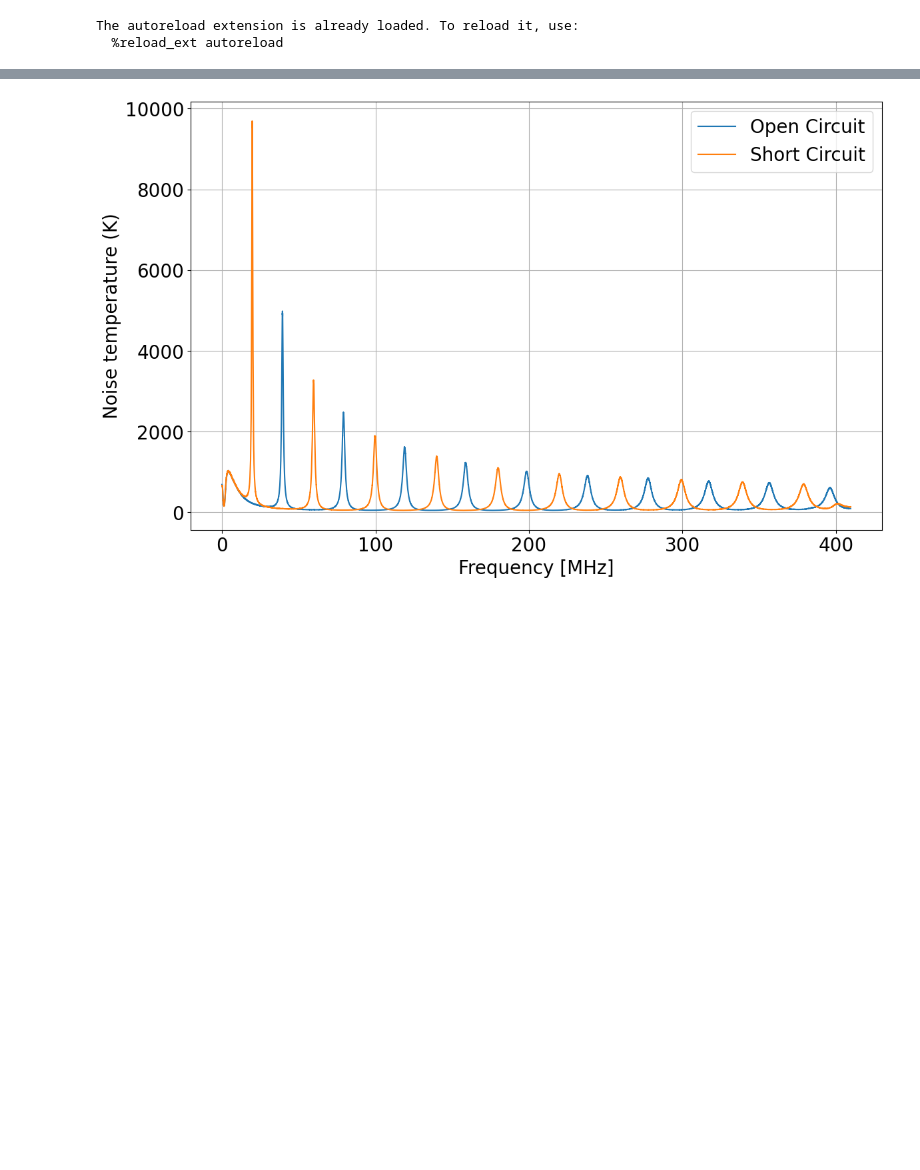
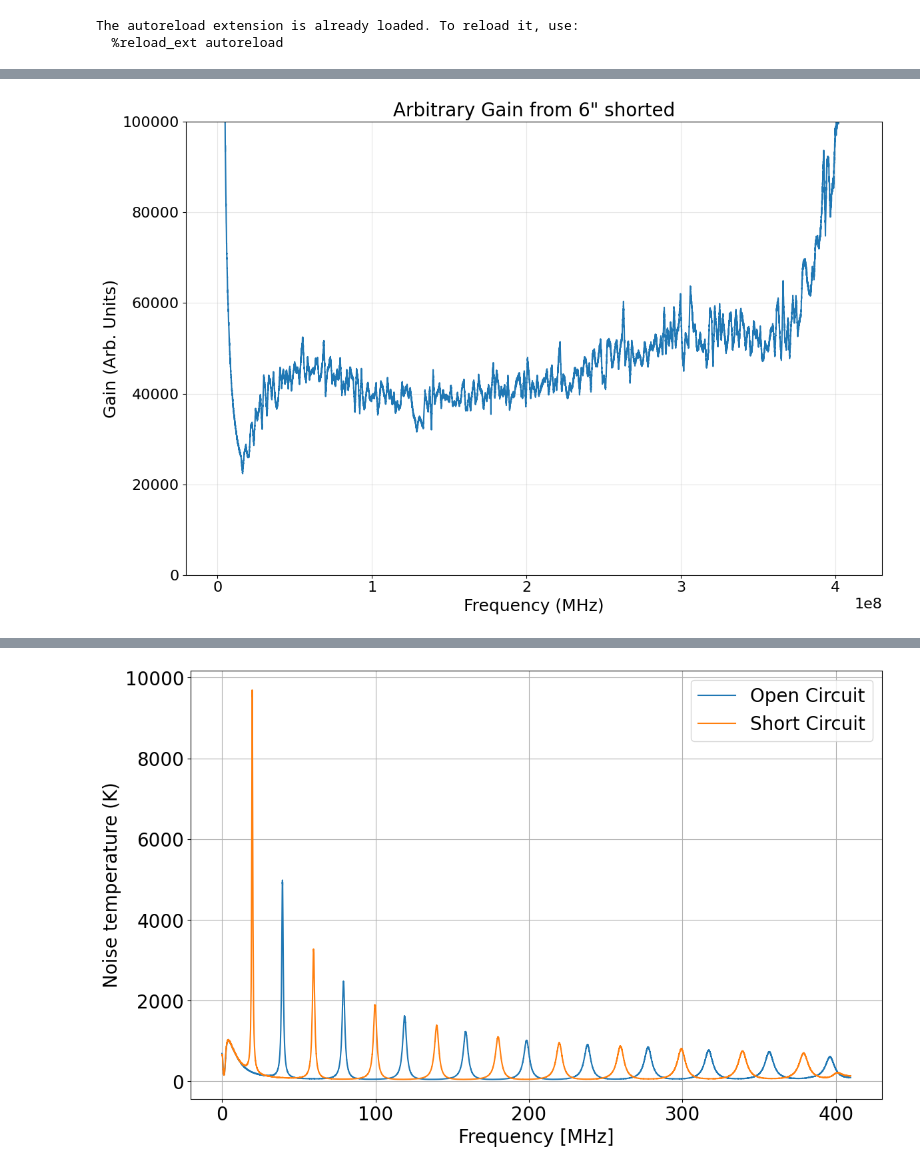
Before and after one commit to alhosani-abdulla/Highz-EXP, a Jupyter notebook: notebooks/multiple_reflection_model.ipynb, the cells around one changed output, grey strips where cells are left out. Drawn from its saved outputs; the diff is of its cells as text; code cells hidden in the pictures; blank space fills up the shorter version.

```diff
--- a/notebooks/multiple_reflection_model.ipynb
+++ b/notebooks/multiple_reflection_model.ipynb
@@ -90,0 +122,13 @@ Matched spikes:
+# %%
+oc_spectra_raw = Spectrum(frequency=faxis_hz, spectrum=loaded_spec_states["8' cable open"]['spectrum'],
+                          name="8' cable open (Raw)", colorcode="tab:orange")
+sc_spectra_raw = Spectrum(frequency=faxis_hz, spectrum=loaded_spec_states["8' cable short"]['spectrum'],
+                          name="8' cable short (Raw)", colorcode="tab:blue")
+res_spectra_raw = Spectrum(frequency=faxis_hz, spectrum=loaded_spec_states["Ambient temperature load"]['spectrum'],
+                          name="6\" shorted (Raw)", colorcode="tab:green")
+# %%
+load_spectrum.resample(faxis_hz)
+arb_gain = load_spectrum.s / res_spectra_raw.s
+plotter.plot_gain(faxis_hz, arb_gain, title="Arbitrary Gain from 6\" shorted", ylabel="Gain (Arb. Units)", y_range=(0, 1e5))
+# %% [output]
+[figure, added]
```
Also changed, not shown: parts of 14 cells of this notebook, 6 other files.
